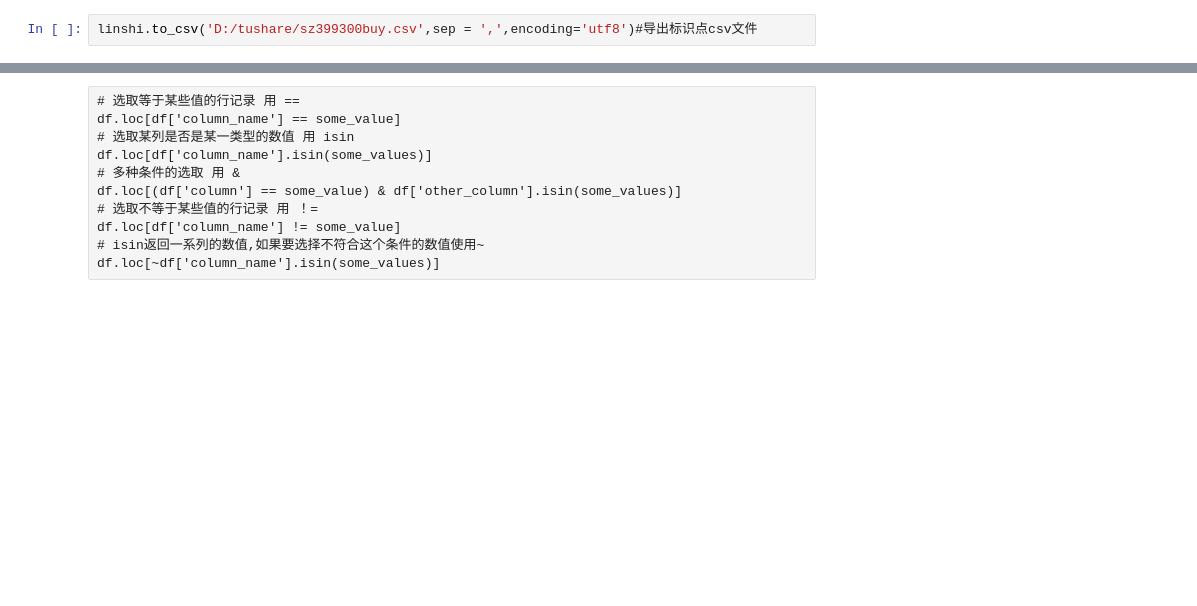
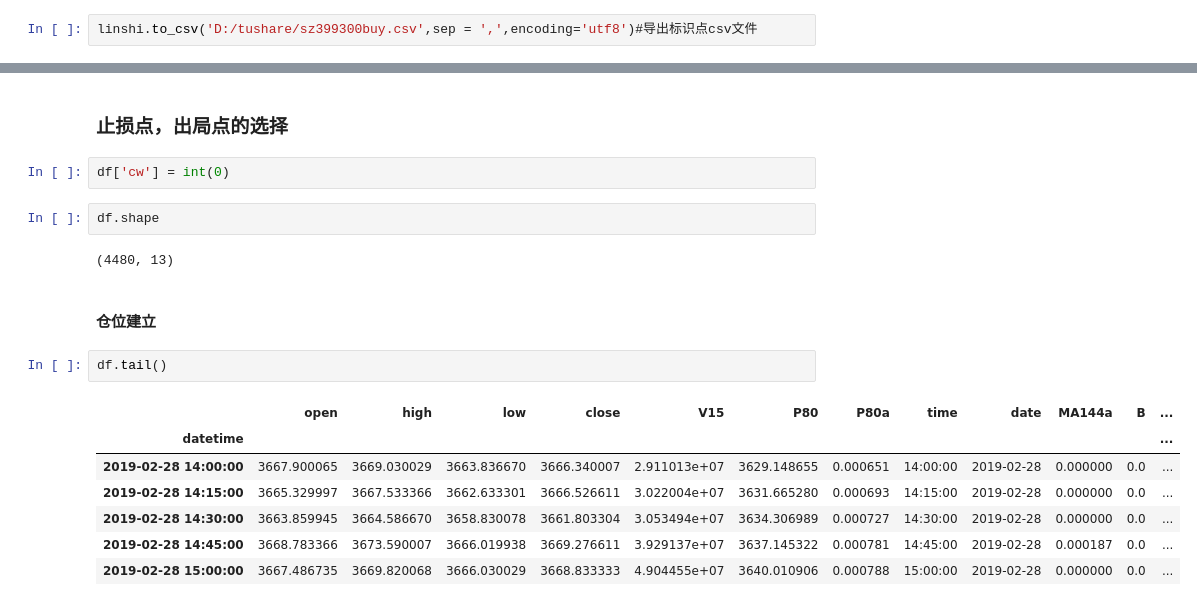
Before and after one commit to wingliuph/AQF, a Jupyter notebook: tufu3.ipynb, the cells around one changed output, grey strips where cells are left out. Cells and saved outputs as stored; diff of their text form; blank space fills up the shorter version.

```diff
--- a/tufu3.ipynb
+++ b/tufu3.ipynb
@@ -349,11 +339,20 @@ dfstd
-# %% [raw]
-# 选取等于某些值的行记录 用 ==
-df.loc[df['column_name'] == some_value]
-# 选取某列是否是某一类型的数值 用 isin
-df.loc[df['column_name'].isin(some_values)]
-# 多种条件的选取 用 &
-df.loc[(df['column'] == some_value) & df['other_column'].isin(some_values)]
-# 选取不等于某些值的行记录 用 ！=
-df.loc[df['column_name'] != some_value]
-# isin返回一系列的数值,如果要选择不符合这个条件的数值使用~
-df.loc[~df['column_name'].isin(some_values)]
+# %% [markdown]
+### 止损点，出局点的选择
+# %%
+df['cw'] = int(0)
+# %%
+df.shape
+# %% [output]
+(4480, 13)
+# %% [markdown]
+#### 仓位建立
+# %%
+df.tail()
+# %% [output]
+|  | open | high | low | close | V15 | P80 | P80a | time | date | MA144a | B | ... |
+| datetime |  |  |  |  |  |  |  |  |  |  |  | ... |
+| 2019-02-28 14:00:00 | 3667.900065 | 3669.030029 | 3663.836670 | 3666.340007 | 2.911013e+07 | 3629.148655 | 0.000651 | 14:00:00 | 2019-02-28 | 0.000000 | 0.0 | ... |
+| 2019-02-28 14:15:00 | 3665.329997 | 3667.533366 | 3662.633301 | 3666.526611 | 3.022004e+07 | 3631.665280 | 0.000693 | 14:15:00 | 2019-02-28 | 0.000000 | 0.0 | ... |
+| 2019-02-28 14:30:00 | 3663.859945 | 3664.586670 | 3658.830078 | 3661.803304 | 3.053494e+07 | 3634.306989 | 0.000727 | 14:30:00 | 2019-02-28 | 0.000000 | 0.0 | ... |
+| 2019-02-28 14:45:00 | 3668.783366 | 3673.590007 | 3666.019938 | 3669.276611 | 3.929137e+07 | 3637.145322 | 0.000781 | 14:45:00 | 2019-02-28 | 0.000187 | 0.0 | ... |
+| 2019-02-28 15:00:00 | 3667.486735 | 3669.820068 | 3666.030029 | 3668.833333 | 4.904455e+07 | 3640.010906 | 0.000788 | 15:00:00 | 2019-02-28 | 0.000000 | 0.0 | ... |
```
Also changed, not shown: parts of 7 cells of this notebook.
